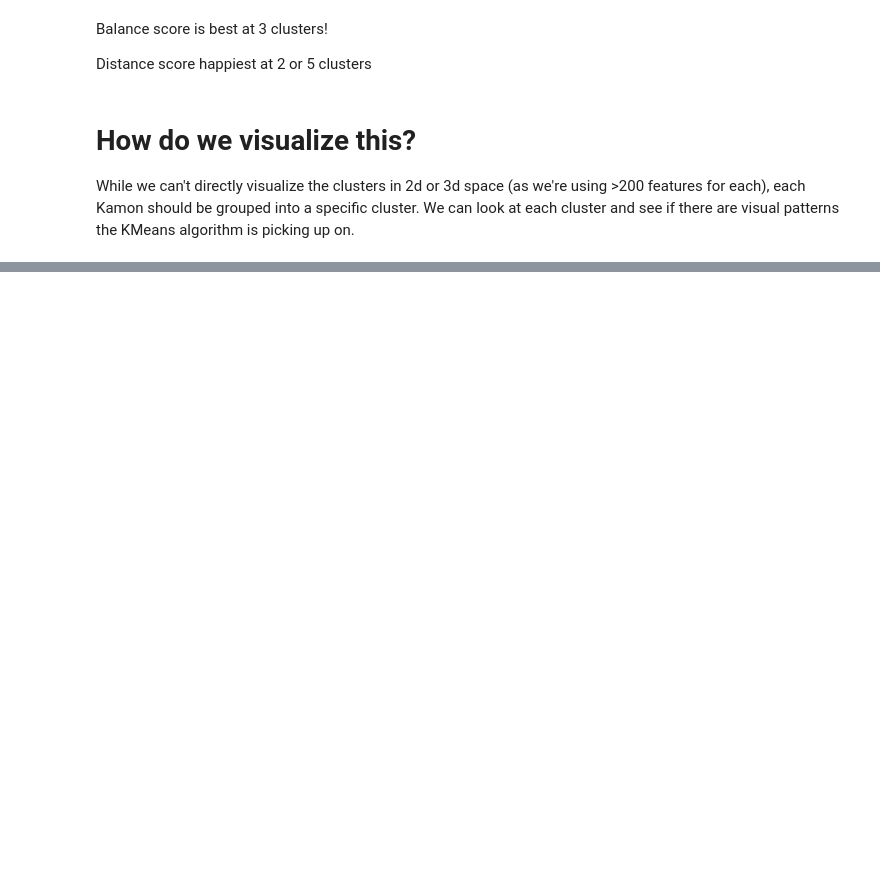
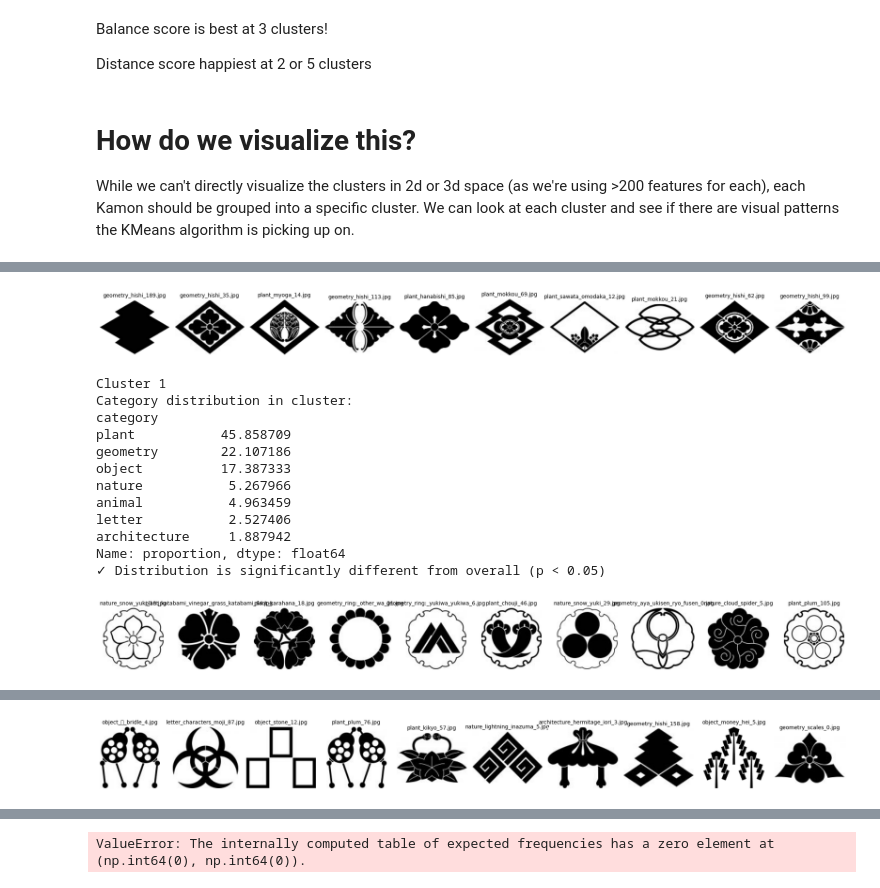
Before and after one commit to Machine-Learning-Parsons-Fall-2025/Project, a Jupyter notebook: Contour_and_KMeans.ipynb, the cells around one changed output, grey strips where cells are left out. Drawn from its saved outputs; the diff is of its cells as text; code cells hidden in the pictures; blank space fills up the shorter version.

```diff
--- a/Contour_and_KMeans.ipynb
+++ b/Contour_and_KMeans.ipynb
@@ -577,0 +681,64 @@ plant_hanabishi_62.jpg
+# %%
+#proportions of categories across the whole dataset:
+category_props = final_df['category'].value_counts(normalize=True) * 100
+print("Overall category distribution:")
+print(category_props)
+print("\n")
+print("\n")
+print("\n")
+
+
+
+#what are the images closest to each cluster center?
+for c in range(n_cluster):
+    print("Cluster", c)
+    #get cluster center
+    center = km_model.cluster_centers_[c]
+    #calculate distance from each point to cluster center
+    def dist_to_center(row):
+        return np.sum((row - center) ** 2)
+
+    # Create distances as a separate series, not modifying kamon_pcs_df
+    distances = kamon_pcs_df.apply(dist_to_center, axis=1)
+
+    #get 10 closest points
+    closest_indices = distances[kamon_pca_clusters == c].nsmallest(10).index
+    closest_points = kamon_pcs_df.loc[closest_indices]
+
+    #create figure with 10 subplots in a row
+    fig, axes = plt.subplots(1, 10, figsize=(20, 2))
+
+    #display images
+    for i, idx in enumerate(closest_points.index):
+        img = PImage.open(final_df.iloc[idx]['file_path'])
+        img.thumbnail((150, 150))
+        axes[i].imshow(img)
+        axes[i].axis('off')
+        axes[i].set_title(final_df.iloc[idx]['file_name'], fontsize=10)
+
+    #statistics for which categories are represented in this cluster
+    cluster_stats = km_cluster_df[km_cluster_df['cluster'] == c]['category'].value_counts(normalize=True) * 100
+    print("Category distribution in cluster:")
+    print(cluster_stats)
+
+    #Chi-square test for statistical difference
+    cluster_categories = km_cluster_df[km_cluster_df['cluster'] == c]['category'].value_counts()
+    overall_categories = final_df['category'].value_counts()
+
+    # Create contingency table
+    contingency_table = pd.DataFrame({
+        'cluster': cluster_categories,
+        'overall': overall_categories
+    }).fillna(0)
+
+    chi2, p_value, dof, expected = chi2_contingency(contingency_table)
+    # print(f"Chi-square test: χ² = {chi2:.4f}, p-value = {p_value:.4f}")
+    if p_value < 0.05:
+        print("✓ Distribution is significantly different from overall (p < 0.05)")
+    else:
+        print("✗ Distribution is NOT significantly different from overall (p >= 0.05)")
+
+    plt.tight_layout()
+    plt.show()
+    print("\n")
+# %% [output]
@@ -577,0 +762,14 @@ plant_hanabishi_62.jpg
+[figure, added]
+Cluster 1
+Category distribution in cluster:
+category
+plant           45.858709
+geometry        22.107186
+object          17.387333
+nature           5.267966
+animal           4.963459
+letter           2.527406
+architecture     1.887942
+Name: proportion, dtype: float64
+✓ Distribution is significantly different from overall (p < 0.05)
+[figure, added]
@@ -577,0 +788 @@ plant_hanabishi_62.jpg
+[figure, added]
@@ -577,0 +792 @@ plant_hanabishi_62.jpg
+ValueError: The internally computed table of expected frequencies has a zero element at (np.int64(0), np.int64(0)).
```
Also changed, not shown: parts of 36 cells of this notebook, 5 other files.
